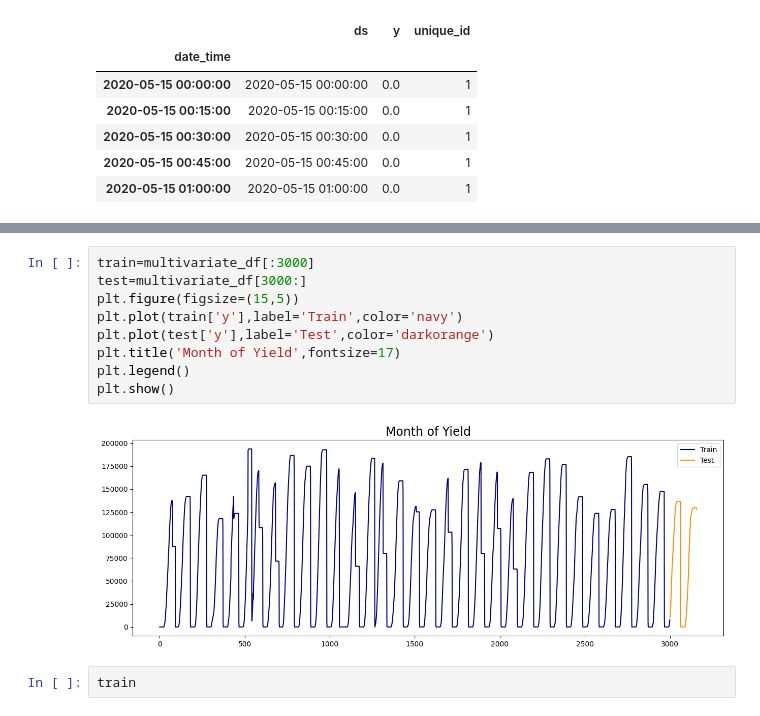
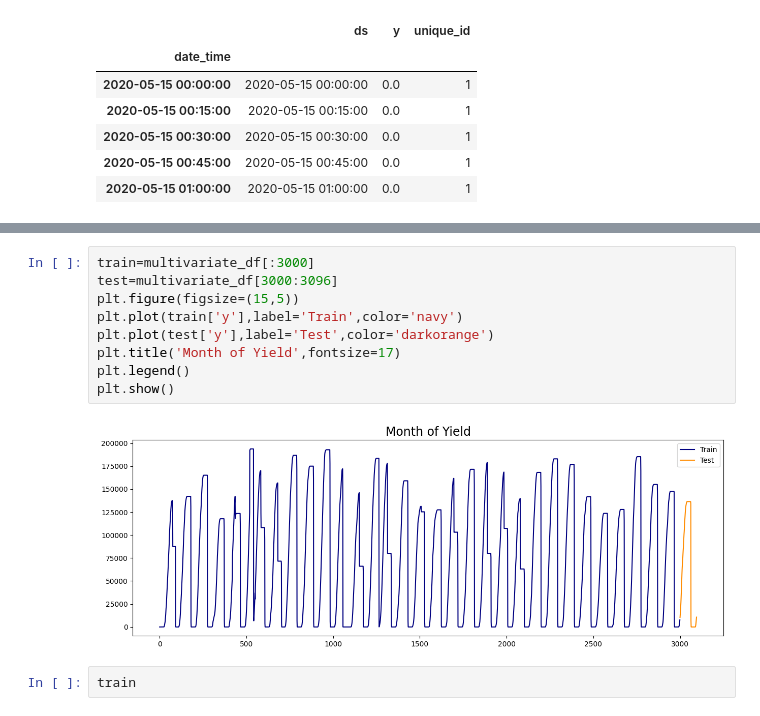
Before and after one commit to jhivandebenoit/Ensemble-Forecasting, a Jupyter notebook: neuralforecast.ipynb, the cells around one changed output, grey strips where cells are left out. Cells and saved outputs as stored; diff of their text form.

```diff
--- a/neuralforecast.ipynb
+++ b/neuralforecast.ipynb
@@ -118,15 +118,15 @@ multivariate_df.head()
 | 4 | 2020-05-15 01:00:00 | 0.0 | 24.621525 | 22.165423 | 0.0 | 1 |
 # %%
 train=multivariate_df[:3000]
-test=multivariate_df[3000:]
+test=multivariate_df[3000:3096]
 plt.figure(figsize=(15,5))
 plt.plot(train['y'],label='Train',color='navy')
 plt.plot(test['y'],label='Test',color='darkorange')
 plt.title('Month of Yield',fontsize=17)
 plt.legend()
 plt.show()
 # %% [output]
-[figure, old version]
+[figure, new version]
 # %%
 train
 # %% [output]
```
Also changed, not shown: parts of 10 cells of this notebook, 1 other file.
